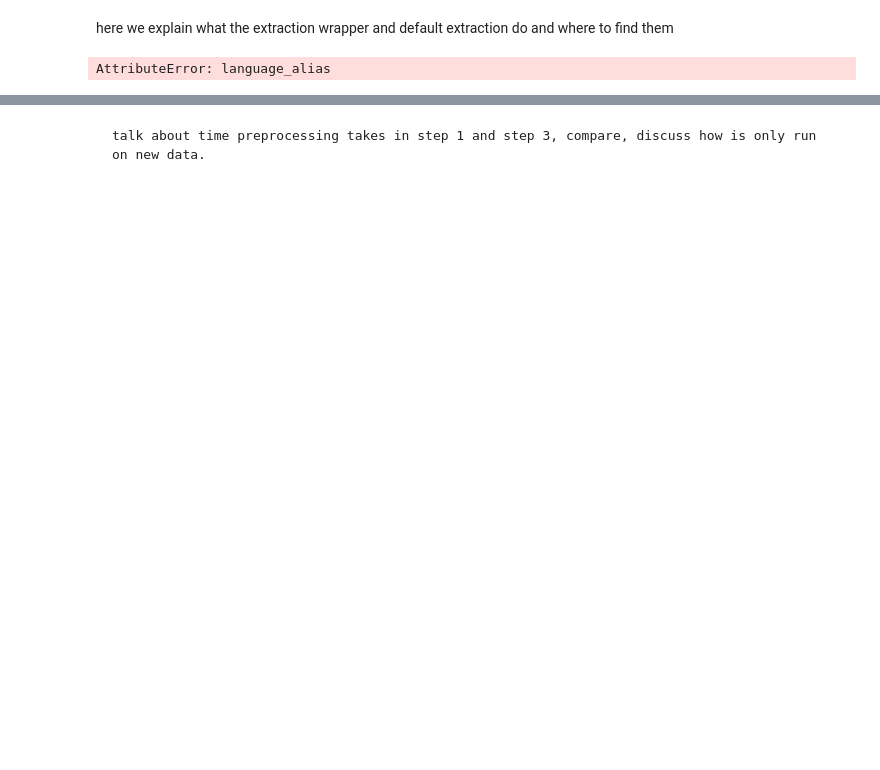
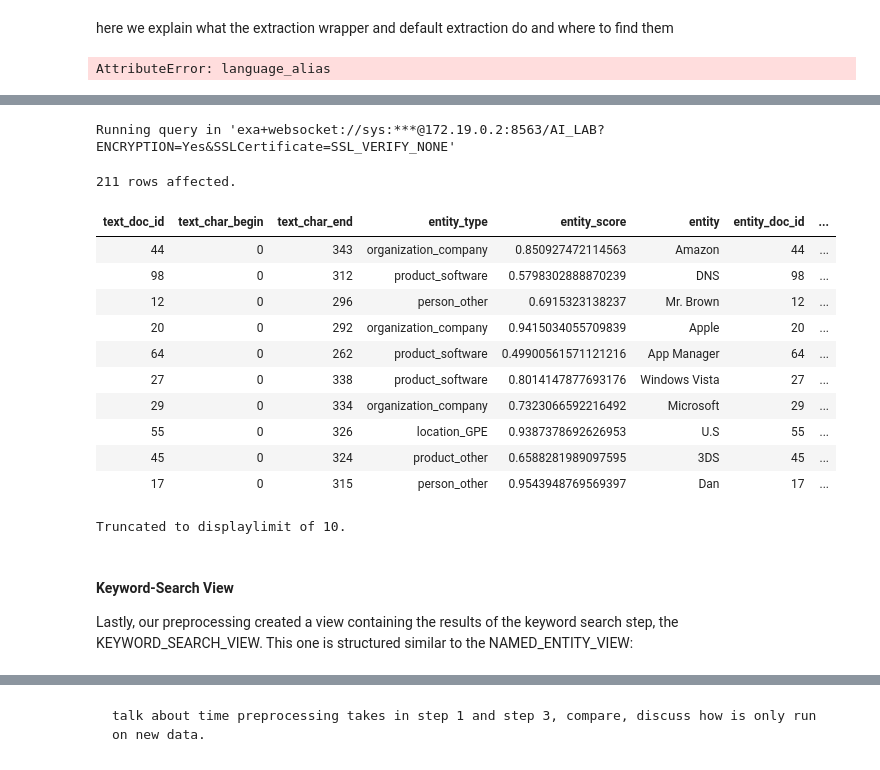
Before and after one commit to exasol/ai-lab, a Jupyter notebook: exasol/ds/sandbox/runtime/ansible/roles/jupyter/files/notebook/text_ai/txaie_preprocessing.ipynb, the cells around one changed output, grey strips where cells are left out. Cells and saved outputs as stored; diff of their text form; code cells hidden in the pictures; blank space fills up the shorter version.

```diff
--- a/exasol/ds/sandbox/runtime/ansible/roles/jupyter/files/notebook/text_ai/txaie_preprocessing.ipynb
+++ b/exasol/ds/sandbox/runtime/ansible/roles/jupyter/files/notebook/text_ai/txaie_preprocessing.ipynb
@@ -251,0 +504,22 @@ run_text_ai_preprocessing()
+# %%
+%%sql
+SELECT * FROM NAMED_ENTITY_VIEW
+# %% [output]
+Running query in 'exa+websocket://sys:***@172.19.0.2:8563/AI_LAB?ENCRYPTION=Yes&SSLCertificate=SSL_VERIFY_NONE'
+211 rows affected.
+| text_doc_id | text_char_begin | text_char_end | entity_type | entity_score | entity | entity_doc_id | ... |
+| 44 | 0 | 343 | organization_company | 0.850927472114563 | Amazon | 44 | ... |
+| 98 | 0 | 312 | product_software | 0.5798302888870239 | DNS | 98 | ... |
+| 12 | 0 | 296 | person_other | 0.6915323138237 | Mr. Brown | 12 | ... |
+| 20 | 0 | 292 | organization_company | 0.9415034055709839 | Apple | 20 | ... |
+| 64 | 0 | 262 | product_software | 0.49900561571121216 | App Manager | 64 | ... |
+| 27 | 0 | 338 | product_software | 0.8014147877693176 | Windows Vista | 27 | ... |
+| 29 | 0 | 334 | organization_company | 0.7323066592216492 | Microsoft | 29 | ... |
+| 55 | 0 | 326 | location_GPE | 0.9387378692626953 | U.S | 55 | ... |
+| 45 | 0 | 324 | product_other | 0.6588281989097595 | 3DS | 45 | ... |
+| 17 | 0 | 315 | person_other | 0.9543948769569397 | Dan | 17 | ... |
+Truncated to displaylimit of 10.
+# %% [markdown]
+#### Keyword-Search View
+
+Lastly, our preprocessing created a view containing the results of the keyword search step, the KEYWORD_SEARCH_VIEW. This one is structured similar to the NAMED_ENTITY_VIEW:
```
Also changed, not shown: parts of 99 cells of this notebook, 3 other files.
